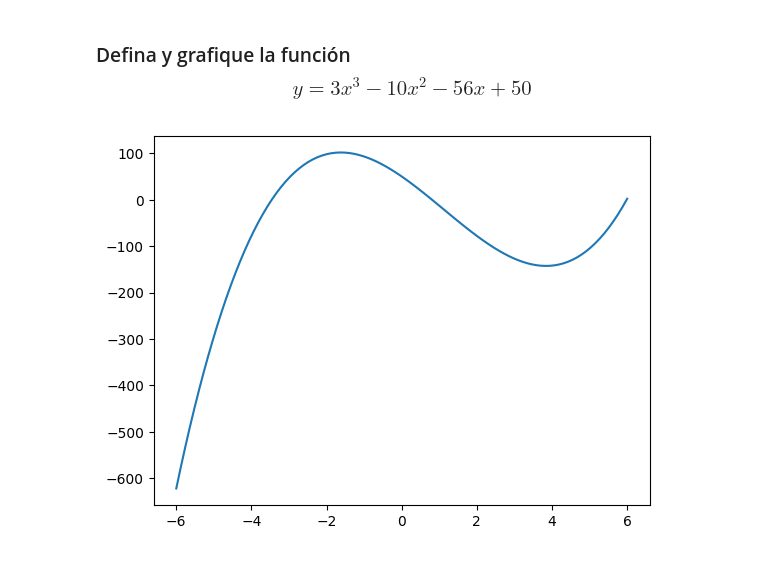
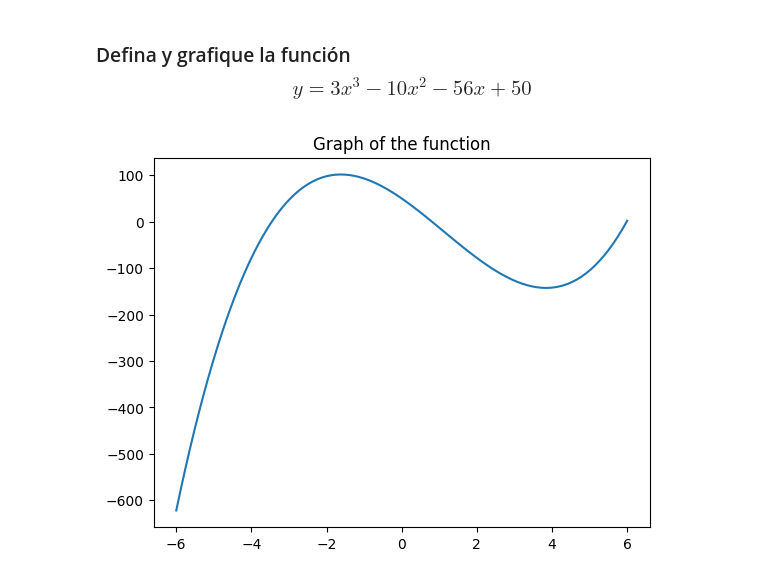
Before and after one commit to David-Fuq/Lab5-MOS-NewtonRhapson, a Jupyter notebook: Lab5-MOS-NewtonRhapson.ipynb, the cells around one changed output. Cells and saved outputs as stored; diff of their text form; code cells hidden in the pictures.

```diff
--- a/Lab5-MOS-NewtonRhapson.ipynb
+++ b/Lab5-MOS-NewtonRhapson.ipynb
@@ -12,19 +13,21 @@ import sympy as sp
 # %%
 x = sp.symbols('x')
 
 expr = 3*x**3 - 10*x**2 - 56*x + 50
 
 func = sp.lambdify(x, expr, 'numpy')
 
+
 range = np.linspace(-6,6,100)
 
 values = func(range)
 
 
 plt.plot(range, values)
+plt.title("Graph of the function")
 plt.show()
 # %% [output]
-[figure, old version]
+[figure, new version]
 # %%
 d1 = sp.diff(expr, x)
 d2 = sp.diff(d1, x)
```
Also changed, not shown: parts of 3 cells of this notebook.
